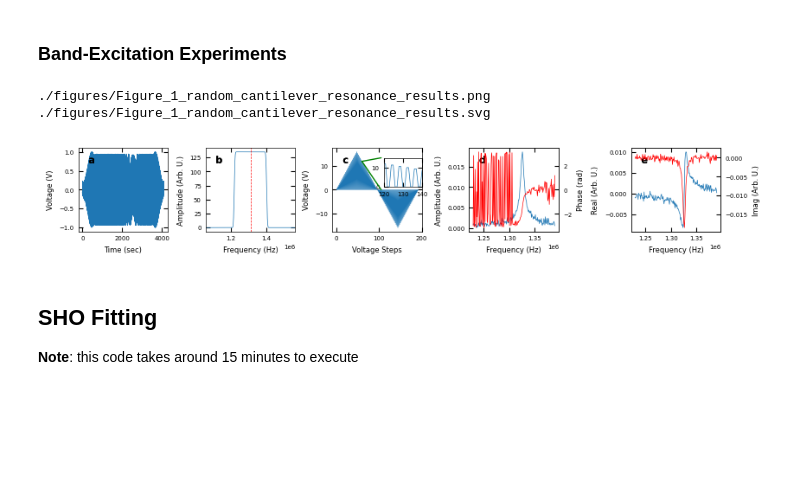
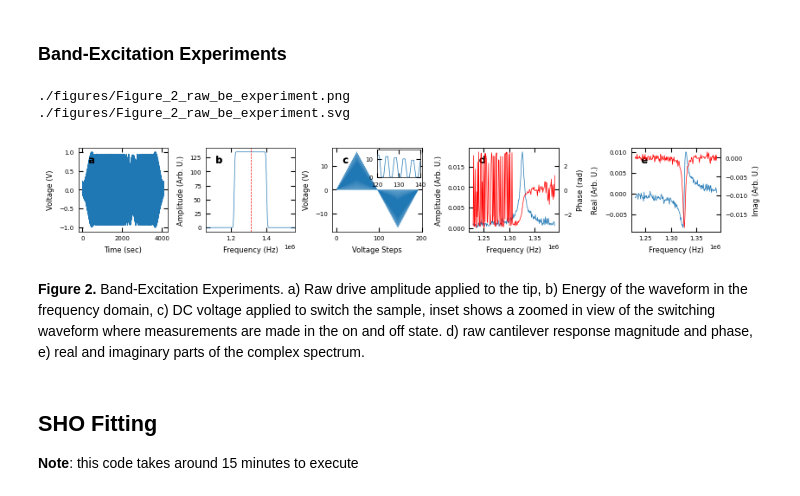
Before and after one commit to m3-learning/m3_learning_old, a Jupyter notebook: m3_learning/papers/2023_Rapid_Fitting/1_SHO_Fitting.ipynb, the cells around one changed output. Drawn from its saved outputs; the diff is of its cells as text; code cells hidden in the pictures; blank space fills up the shorter version.

```diff
--- a/m3_learning/papers/2023_Rapid_Fitting/1_SHO_Fitting.ipynb
+++ b/m3_learning/papers/2023_Rapid_Fitting/1_SHO_Fitting.ipynb
@@ -1046,7 +85,7 @@ num_udvs_steps : 384
 
 ### Raw Cantilever Response
 # %%
-BE_viz = Viz(dataset, printer())
+BE_viz = Viz(dataset, printing, verbose=True)
 prediction = {"resampled": False,
               "label": "Raw"}
 
@@ -1060,15 +114,13 @@ TypeError: savefig() got an unexpected keyword argument 'label_figs'
 
 ### Band-Excitation Experiments
 # %%
-printer = Printer(basepath='./figures/')
-
-BE_viz = Viz(dataset, printer)
-
-BE_viz.raw_be(dataset)
+BE_viz.raw_be(dataset, filename="Figure_2_raw_be_experiment")
 # %% [output]
-./figures/Figure_1_random_cantilever_resonance_results.png
-./figures/Figure_1_random_cantilever_resonance_results.svg
+./figures/Figure_2_raw_be_experiment.png
+./figures/Figure_2_raw_be_experiment.svg
-[figure, old version]
+[figure, new version]
+# %% [markdown]
+**Figure 2.** Band-Excitation Experiments. a) Raw drive amplitude applied to the tip, b) Energy of the waveform in the frequency domain, c) DC voltage applied to switch the sample, inset shows a zoomed in view of the switching waveform where measurements are made in the on and off state. d) raw cantilever response magnitude and phase, e) real and imaginary parts of the complex spectrum.
 # %% [markdown]
 ## SHO Fitting
 **Note**: this code takes around 15 minutes to execute
```
Also changed, not shown: parts of 16 cells of this notebook, 18 other files.
